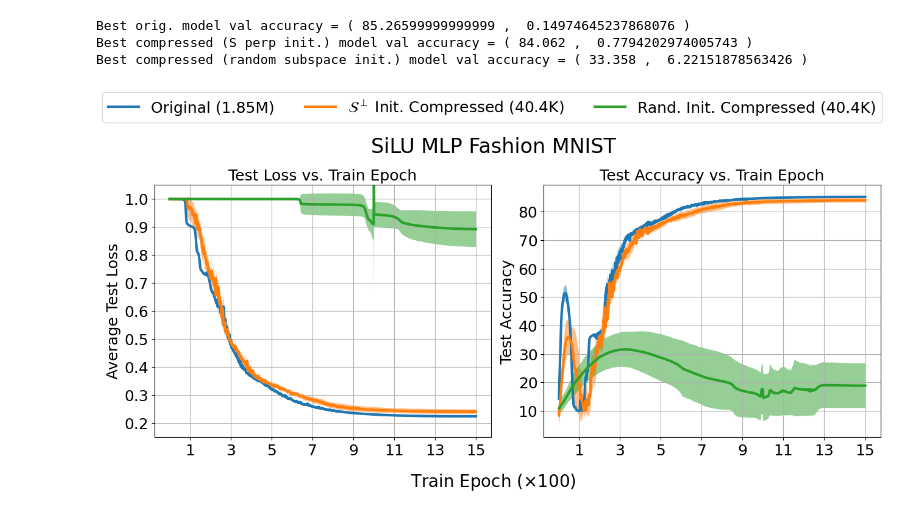
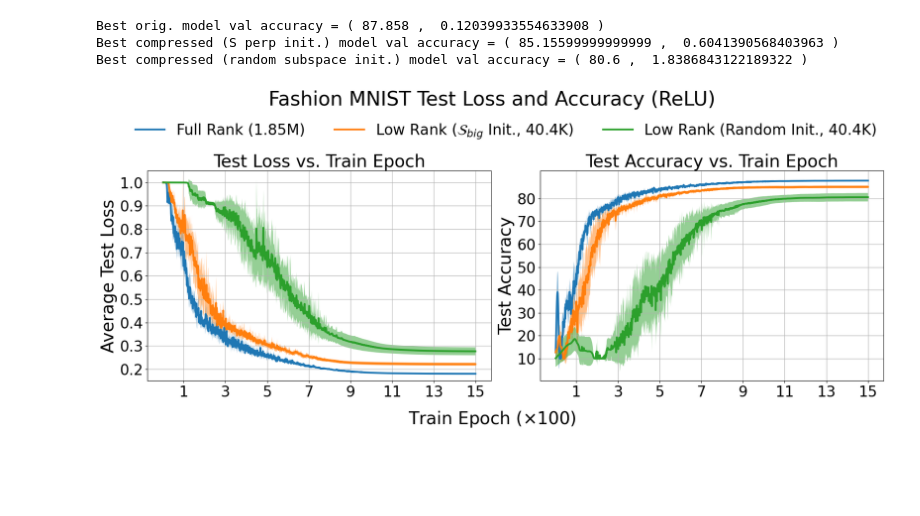
Before and after one commit to alecxu00/mlp-low-dim-gd, a Jupyter notebook: mlp/plot_losses.ipynb, the cells around one changed output. Drawn from its saved outputs; the diff is of its cells as text; code cells hidden in the pictures; blank space fills up the shorter version.

```diff
--- a/mlp/plot_losses.ipynb
+++ b/mlp/plot_losses.ipynb
@@ -14,7 +14,7 @@ d = 784
 K = 10
 
 # Network
-act = "SiLU"
+act = "ReLU"
 L = 4
 init = "orthogonal"
 init_scale = 1e-1
@@ -126,13 +126,13 @@ print("Best orig. model val accuracy = (", np.mean(max_orig_val_accs), ", ", std
 print("Best compressed (S perp init.) model val accuracy = (", np.mean(max_comp_val_accs), ", ", std_max_comp_val_accs, ")")
 print("Best compressed (random subspace init.) model val accuracy = (", np.mean(max_comp_rand_val_accs), ", ", std_max_comp_rand_val_accs, ")")
 # %% [output]
-Best orig. model val accuracy = ( 85.26599999999999 ,  0.14974645237868076 )
-Best compressed (S perp init.) model val accuracy = ( 84.062 ,  0.7794202974005743 )
-Best compressed (random subspace init.) model val accuracy = ( 33.358 ,  6.22151878563426 )
+Best orig. model val accuracy = ( 87.858 ,  0.12039933554633908 )
+Best compressed (S perp init.) model val accuracy = ( 85.15599999999999 ,  0.6041390568403963 )
+Best compressed (random subspace init.) model val accuracy = ( 80.6 ,  1.8386843122189322 )
 # %%
 lw = 3
 
-savefig = False
+savefig = True
 
 save_net_dir = act + '_network_L_' + str(L) + '_' + init + '_init_scale_' + str(init_scale)
 save_dir = os.path.join('./figs', data_dir, save_net_dir)
@@ -154,22 +154,22 @@ lr2_str = f"10^{{{exponent2}}}"
 
 
 # Validation loss
-fig = plt.figure(figsize=(13, 6))
+fig = plt.figure(figsize=(18, 7))
 
 ax1 = fig.add_subplot(121)
 
-ax1.plot(np.arange(1, epochs + 1), mean_orig_val_losses, label=r'Original (' + num_full_params + ')', linewidth=lw)
+ax1.plot(np.arange(1, epochs + 1), mean_orig_val_losses, label=r'Full Rank (' + num_full_params + ')', linewidth=lw)
 ax1.fill_between(np.arange(1, epochs + 1), mean_orig_val_losses - std_orig_val_losses, mean_orig_val_losses + std_orig_val_losses, alpha=0.5, linewidth=lw)
 
-ax1.plot(np.arange(1, epochs + 1), mean_comp_val_losses, label=r'$\mathcal{S}^\perp$ Init. Compressed (' + num_comp_params + ')', linewidth=lw)
+ax1.plot(np.arange(1, epochs + 1), mean_comp_val_losses, label=r'Low Rank ($\mathcal{S}_{big}$ Init., ' + num_comp_params + ')', linewidth=lw)
 ax1.fill_between(np.arange(1, epochs + 1), mean_comp_val_losses - std_comp_val_losses, mean_comp_val_losses + std_comp_val_losses, alpha=0.5, linewidth=lw)
 
-ax1.plot(np.arange(1, epochs + 1), mean_comp_rand_val_losses, label=r'Rand. Init. Compressed (' + num_comp_params + ')', linewidth=lw)
+ax1.plot(np.arange(1, epochs + 1), mean_comp_rand_val_losses, label=r'Low Rank (Random Init., ' + num_comp_params + ')', linewidth=lw)
 ax1.fill_between(np.arange(1, epochs + 1), mean_comp_rand_val_losses - std_comp_rand_val_losses, mean_comp_rand_val_losses + std_comp_rand_val_losses, alpha=0.5, linewidth=lw)
 
 
 #plt.xlabel(r'Train Epoch ($\times 100$)', fontsize=15)
-ax1.set_ylabel('Average Test Loss', fontsize=18)
+ax1.set_ylabel('Average Test Loss', fontsize=28)
 
 xticks = np.linspace(100, epochs, (epochs // 200) + 1)
 xticklabels = np.linspace(1, epochs // 100, (epochs // 200) + 1, dtype=int)
@@ -177,10 +177,10 @@ xticklabels = np.linspace(1, epochs // 100, (epochs // 200) + 1, dtype=int)
 yticks = np.linspace(0.2, 1, 9)
 yticks = np.array([ float('%.1f'%(num)) for num in yticks ])
 
-ax1.set_xticks(xticks, labels=xticklabels, fontsize=18)
-ax1.set_yticks(yticks, labels=yticks, fontsize=18)
+ax1.set_xticks(xticks, labels=xticklabels, fontsize=24)
+ax1.set_yticks(yticks, labels=yticks, fontsize=24)
 ax1.set_ylim([0.15, 1.05])
-ax1.set_title("Test Loss vs. Train Epoch", fontsize=18)
+ax1.set_title("Test Loss vs. Train Epoch", fontsize=28)
 ax1.grid('on')
 # plt.legend()
 # plt.tight_layout()
@@ -190,38 +190,38 @@ ax1.grid('on')
 # plt.close()
 
 
 # Validation accuracy
 ax2 = fig.add_subplot(122)
 
 ax2.plot(np.arange(1, epochs + 1), mean_orig_val_accs, linewidth=lw)
 ax2.fill_between(np.arange(1, epochs + 1), mean_orig_val_accs - std_orig_val_accs, mean_orig_val_accs + std_orig_val_accs, alpha=0.5, linewidth=lw)
 
 ax2.plot(np.arange(1, epochs + 1), mean_comp_val_accs, linewidth=lw)
 ax2.fill_between(np.arange(1, epochs + 1), mean_comp_val_accs - std_comp_val_accs, mean_comp_val_accs + std_comp_val_accs, alpha=0.5, linewidth=lw)
 
 ax2.plot(np.arange(1, epochs + 1), mean_comp_rand_val_accs, linewidth=lw)
 ax2.fill_between(np.arange(1, epochs + 1), mean_comp_rand_val_accs - std_comp_rand_val_accs, mean_comp_rand_val_accs + std_comp_rand_val_accs, alpha=0.5, linewidth=lw)
 
 
 xticks = np.linspace(100, epochs, (epochs // 200) + 1)
 xticklabels = np.linspace(1, epochs // 100, (epochs // 200) + 1, dtype=int)
 
-ax2.set_xticks(xticks, labels=xticklabels, fontsize=18)
-ax2.set_yticks(np.arange(10, 90, 10, dtype=int), labels=np.arange(10, 90, 10), fontsize=18)
+ax2.set_xticks(xticks, labels=xticklabels, fontsize=24)
+ax2.set_yticks(np.arange(10, 90, 10, dtype=int), labels=np.arange(10, 90, 10), fontsize=24)
 
 #plt.xlabel(r'Train Epoch ($\times 100$)', fontsize=15)
-ax2.set_ylabel('Test Accuracy', fontsize=18)
-ax2.set_title("Test Accuracy vs. Train Epoch", fontsize=18)
+ax2.set_ylabel('Test Accuracy', fontsize=28)
+ax2.set_title("Test Accuracy vs. Train Epoch", fontsize=28)
 ax2.grid('on')
 # ax2.legend(loc='center right')
 
-fig.suptitle(act + " MLP " + data_map[dataset], fontsize=24)
-fig.supxlabel(r'Train Epoch ($\times 100$)', fontsize=20)
-fig.legend(ncol=3, fontsize=18, bbox_to_anchor=(1, 1.125))
+fig.suptitle(data_map[dataset] + " Test Loss and Accuracy (" + act + ")", fontsize=32, y=1.1)
+fig.supxlabel(r'Train Epoch ($\times 100$)', fontsize=28)
+fig.legend(ncol=3, fontsize=24, bbox_to_anchor=(1, 1.04), frameon=False)
 plt.tight_layout()
 if savefig:
     plt.savefig(os.path.join(save_dir, 'val_losses_accuracies.pdf'), bbox_inches='tight')
 plt.show()
 plt.close()
 # %% [output]
-[figure, old version]
+[figure, new version]
```
Also changed, not shown: 15 other files.
